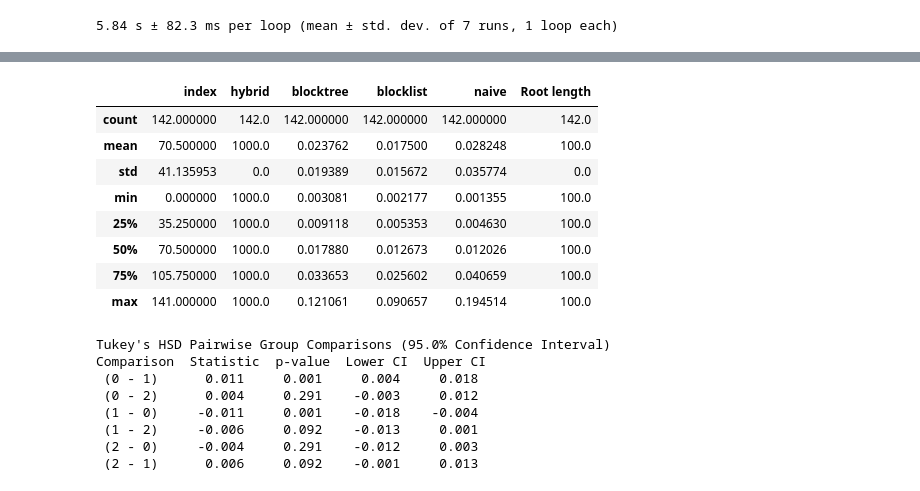
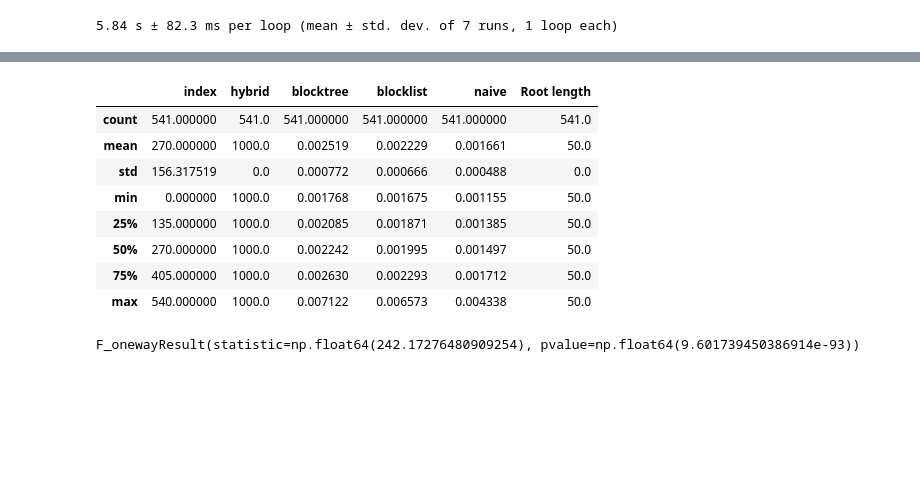
Before and after one commit to nimrodSerokTAU/evo-sim, a Jupyter notebook: benchmark/empirical_trees.ipynb, the cells around one changed output, grey strips where cells are left out. Drawn from its saved outputs; the diff is of its cells as text; code cells hidden in the pictures; blank space fills up the shorter version.

```diff
--- a/benchmark/empirical_trees.ipynb
+++ b/benchmark/empirical_trees.ipynb
@@ -130,4 +130,6 @@ times_df.to_csv("all_methods_comparison_500.csv")
 # %%
+times_df_50 = pd.read_csv("all_methods_comparison_50.csv", index_col=0)
+times_df_50["Root length"] = 50
 times_df_100 = pd.read_csv("all_methods_comparison_100.csv", index_col=0)
 times_df_100["Root length"] = 100
 times_df_500 = pd.read_csv("all_methods_comparison_500.csv", index_col=0)
@@ -135,7 +137,7 @@ times_df_500["Root length"] = 500
 times_df_1000 = pd.read_csv("all_methods_comparison_1000.csv", index_col=0)
 times_df_1000["Root length"] = 1000
 
-times_df = pd.concat([times_df_100, times_df_500, times_df_1000])
+times_df = pd.concat([times_df_50, times_df_100, times_df_500, times_df_1000])
 
 list_of_rows = []
 for idx, row in times_df.iterrows():
@@ -194,27 +192,20 @@ times_df
 # %%
-times_df_100.describe()
+times_df_50.describe()
 # %% [output]
 |  | index | hybrid | blocktree | blocklist | naive | Root length |
-| count | 142.000000 | 142.0 | 142.000000 | 142.000000 | 142.000000 | 142.0 |
-| mean | 70.500000 | 1000.0 | 0.023762 | 0.017500 | 0.028248 | 100.0 |
-| std | 41.135953 | 0.0 | 0.019389 | 0.015672 | 0.035774 | 0.0 |
-| min | 0.000000 | 1000.0 | 0.003081 | 0.002177 | 0.001355 | 100.0 |
-| 25% | 35.250000 | 1000.0 | 0.009118 | 0.005353 | 0.004630 | 100.0 |
-| 50% | 70.500000 | 1000.0 | 0.017880 | 0.012673 | 0.012026 | 100.0 |
-| 75% | 105.750000 | 1000.0 | 0.033653 | 0.025602 | 0.040659 | 100.0 |
-| max | 141.000000 | 1000.0 | 0.121061 | 0.090657 | 0.194514 | 100.0 |
+| count | 541.000000 | 541.0 | 541.000000 | 541.000000 | 541.000000 | 541.0 |
+| mean | 270.000000 | 1000.0 | 0.002519 | 0.002229 | 0.001661 | 50.0 |
+| std | 156.317519 | 0.0 | 0.000772 | 0.000666 | 0.000488 | 0.0 |
+| min | 0.000000 | 1000.0 | 0.001768 | 0.001675 | 0.001155 | 50.0 |
+| 25% | 135.000000 | 1000.0 | 0.002085 | 0.001871 | 0.001385 | 50.0 |
+| 50% | 270.000000 | 1000.0 | 0.002242 | 0.001995 | 0.001497 | 50.0 |
+| 75% | 405.000000 | 1000.0 | 0.002630 | 0.002293 | 0.001712 | 50.0 |
+| max | 540.000000 | 1000.0 | 0.007122 | 0.006573 | 0.004338 | 50.0 |
 # %%
 # stats.f_oneway(times_df["naive"], times_df["blocktree"], times_df["blocklist"], times_df["hybrid"])
-# stats.f_oneway(times_df_100["blocktree"], times_df_100["blocklist"], times_df_100["naive"])
+stats.f_oneway(times_df_50["blocktree"], times_df_50["blocklist"], times_df_50["naive"])
 
-tuk = stats.tukey_hsd(times_df_100["naive"], times_df_100["blocklist"], times_df_100["blocktree"])
-print(tuk)
+# tuk = stats.tukey_hsd(times_df_50["naive"], times_df_50["blocklist"], times_df_50["blocktree"])
+# print(tuk)
 # %% [output]
-Tukey's HSD Pairwise Group Comparisons (95.0% Confidence Interval)
-Comparison  Statistic  p-value  Lower CI  Upper CI
- (0 - 1)      0.011     0.001     0.004     0.018
- (0 - 2)      0.004     0.291    -0.003     0.012
- (1 - 0)     -0.011     0.001    -0.018    -0.004
- (1 - 2)     -0.006     0.092    -0.013     0.001
- (2 - 0)     -0.004     0.291    -0.012     0.003
- (2 - 1)      0.006     0.092    -0.001     0.013
+F_onewayResult(statistic=np.float64(242.17276480909254), pvalue=np.float64(9.601739450386914e-93))
```
Also changed, not shown: parts of 11 cells of this notebook, 6 other files.
